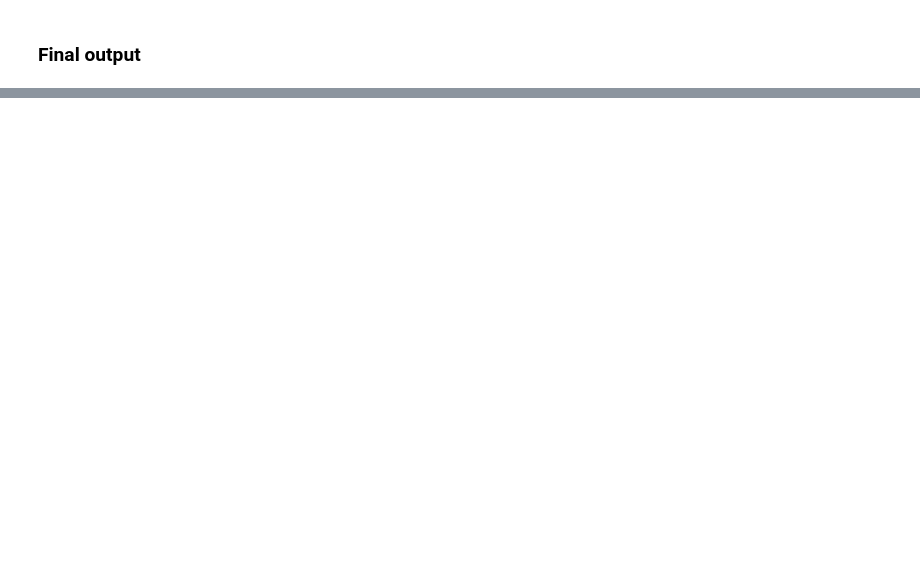
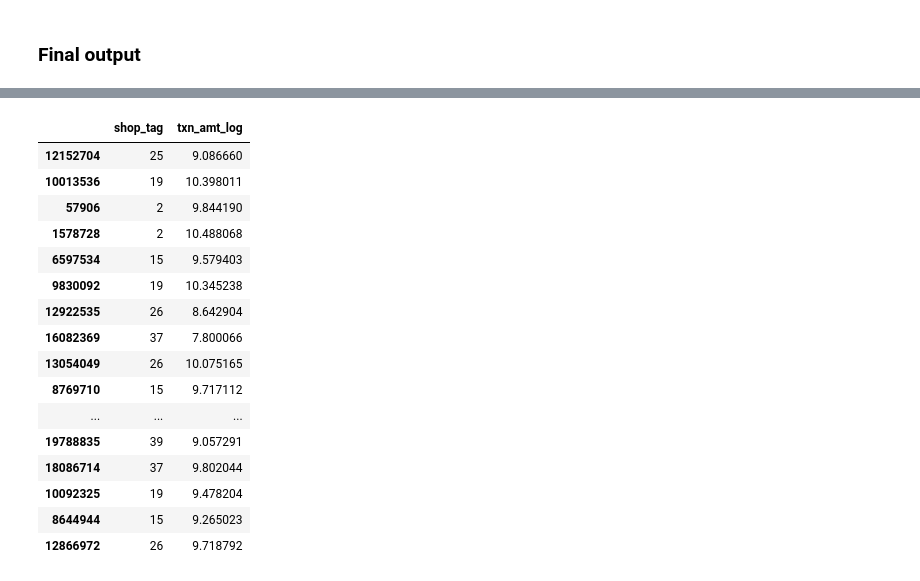
Before and after one commit to Baron1014/credict_card_recsys, a Jupyter notebook: notebook/toy_example.ipynb, the cells around one changed output, grey strips where cells are left out. Saved outputs shown, nothing was run; the diff lists cells and outputs as text; code cells hidden in the pictures; blank space fills up the shorter version.

```diff
--- a/notebook/toy_example.ipynb
+++ b/notebook/toy_example.ipynb
@@ -194,0 +262,20 @@ pred_final = model.predict(final_model_input, batch_size=256)
+# %%
+test[test["adj_id"]==354911][["shop_tag", "txn_amt_log"]]
+# %% [output]
+|  | shop_tag | txn_amt_log |
+| 12152704 | 25 | 9.086660 |
+| 10013536 | 19 | 10.398011 |
+| 57906 | 2 | 9.844190 |
+| 1578728 | 2 | 10.488068 |
+| 6597534 | 15 | 9.579403 |
+| 9830092 | 19 | 10.345238 |
+| 12922535 | 26 | 8.642904 |
+| 16082369 | 37 | 7.800066 |
+| 13054049 | 26 | 10.075165 |
+| 8769710 | 15 | 9.717112 |
+| ... | ... | ... |
+| 19788835 | 39 | 9.057291 |
+| 18086714 | 37 | 9.802044 |
+| 10092325 | 19 | 9.478204 |
+| 8644944 | 15 | 9.265023 |
+| 12866972 | 26 | 9.718792 |
```
Also changed, not shown: parts of 8 cells of this notebook.
